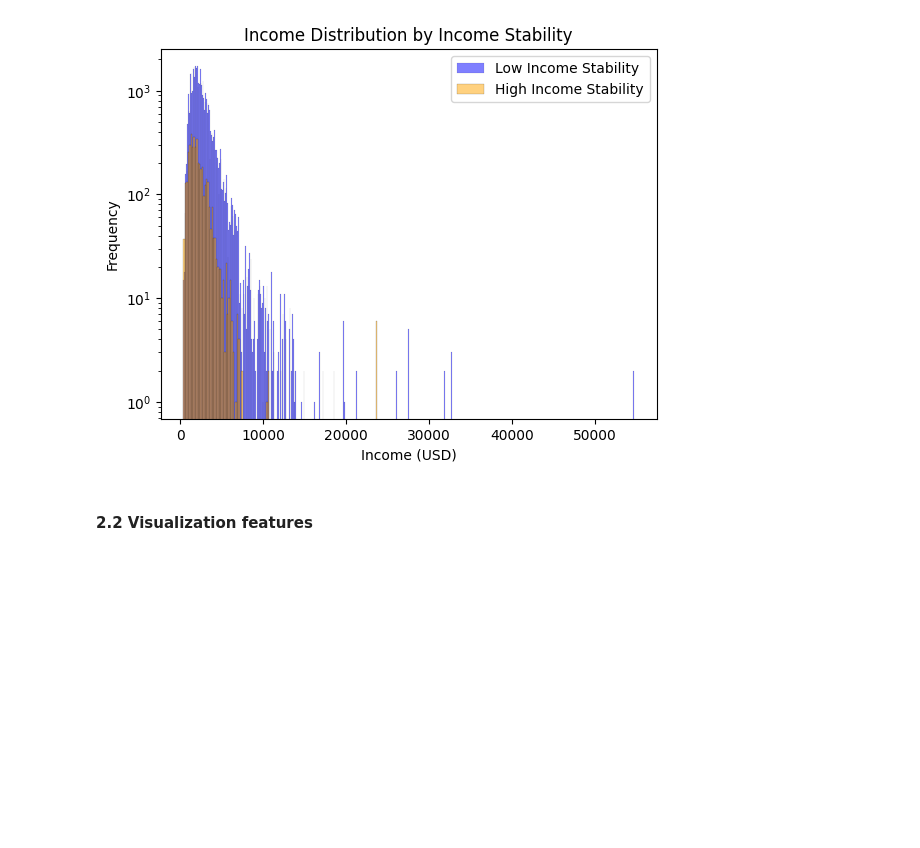
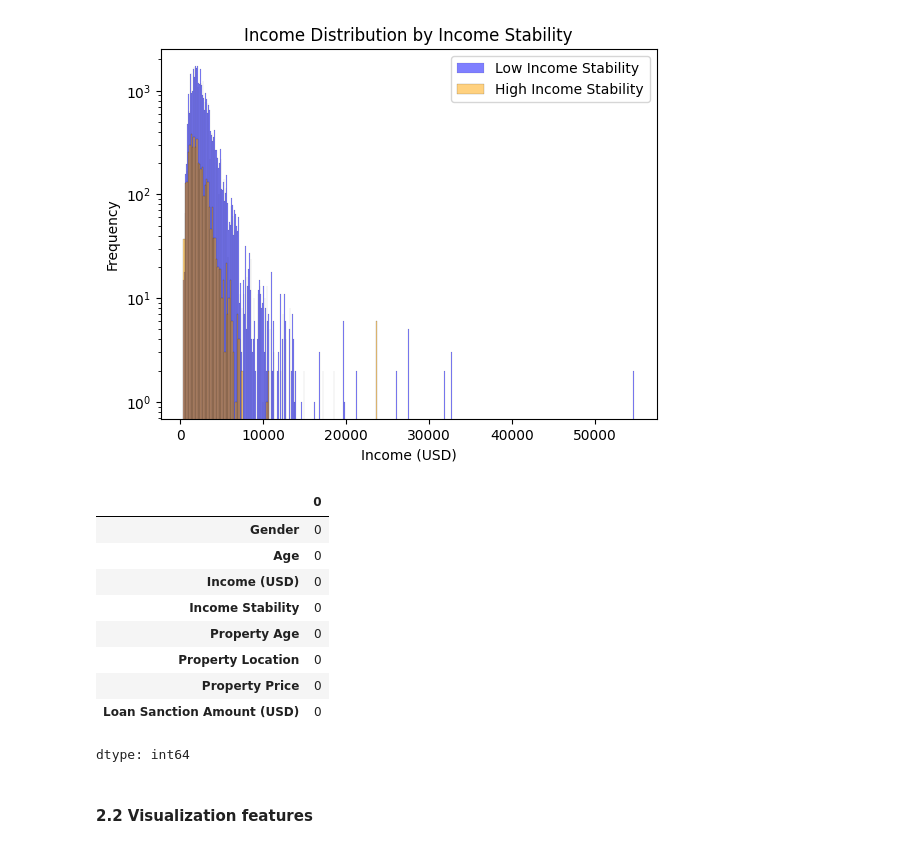
Before and after one commit to Likelipop/Introduction-to-ML, a Jupyter notebook: Untitled21.ipynb, the cells around one changed output. Cells and saved outputs as stored; diff of their text form; code cells hidden in the pictures; blank space fills up the shorter version.

```diff
--- a/Untitled21.ipynb
+++ b/Untitled21.ipynb
@@ -117,3 +121,16 @@ dtype: int64
+# %%
+df.isnull().sum()
+# %% [output]
+|  | 0 |
+| Gender | 0 |
+| Age | 0 |
+| Income (USD) | 0 |
+| Income Stability | 0 |
+| Property Age | 0 |
+| Property Location | 0 |
+| Property Price | 0 |
+| Loan Sanction Amount (USD) | 0 |
+dtype: int64
 # %% [markdown]
 <h4>2.2 Visualization features </h4>
 # %%
```
Also changed, not shown: parts of 6 cells of this notebook.
